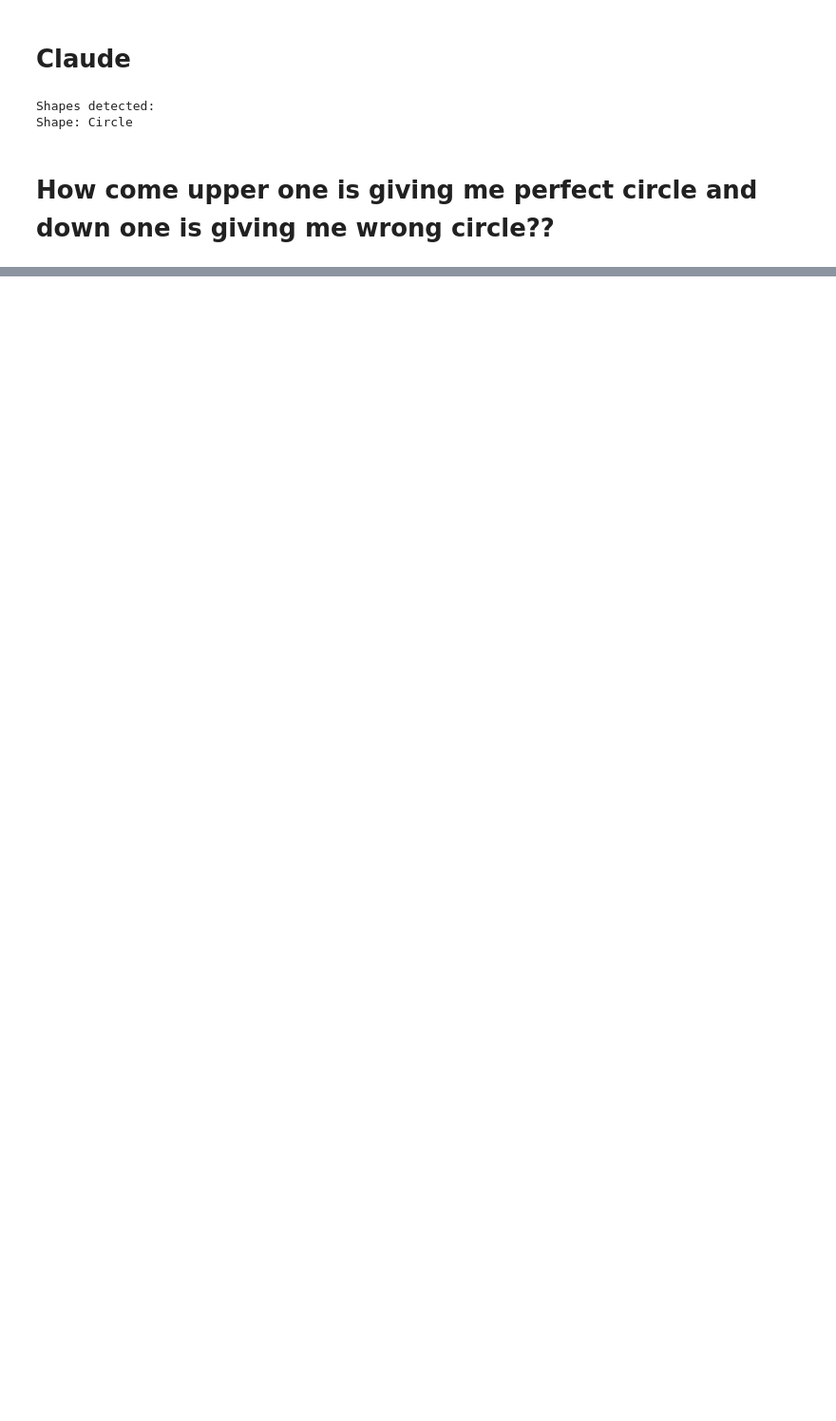
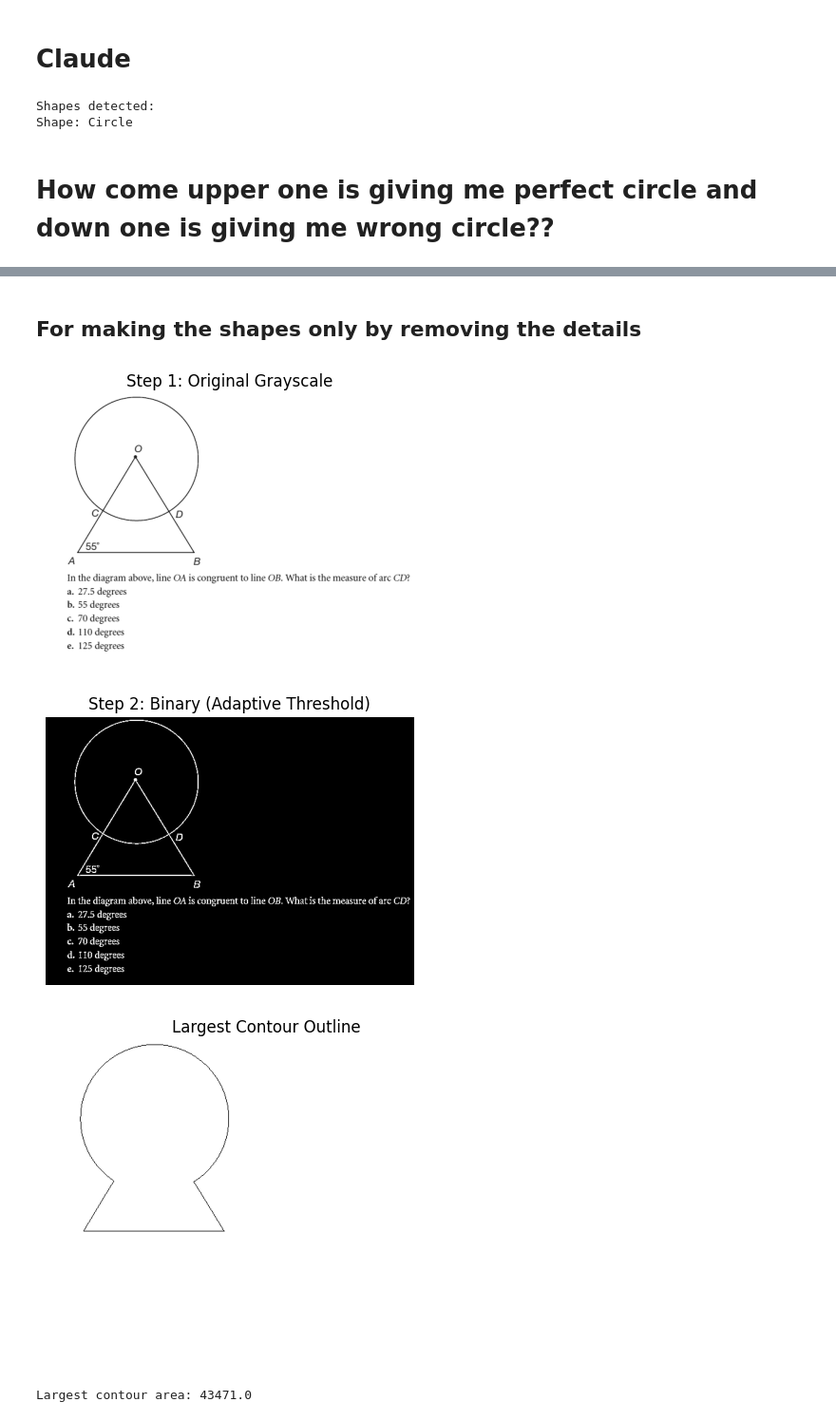
Before and after one commit to AshainX/ProjectMajor, a Jupyter notebook: WorkingFIles/WorksfineforSingleShapes.ipynb, the cells around one changed output, grey strips where cells are left out. Shown at 95% size. Drawn from its saved outputs; the diff is of its cells as text; code cells hidden in the pictures; blank space fills up the shorter version.

```diff
--- a/WorkingFIles/WorksfineforSingleShapes.ipynb
+++ b/WorkingFIles/WorksfineforSingleShapes.ipynb
@@ -517,0 +739,72 @@ Shape: 7-gon, Area: 61
+# %% [markdown]
+## For making the shapes only by removing the details
+# %%
+import cv2
+import numpy as np
+import matplotlib.pyplot as plt
+
+def preprocess_image(image_path):
+    image = cv2.imread(image_path, cv2.IMREAD_GRAYSCALE)
+    if image is None:
+        raise FileNotFoundError(f"Image not found at {image_path}")
+
+    plt.figure(figsize=(5, 5))
+    plt.imshow(image, cmap='gray')
+    plt.title("Step 1: Original Grayscale")
+    plt.axis("off")
+    plt.show()
+    cv2.imwrite("step1_grayscale.png", image)
+
+    binary = cv2.adaptiveThreshold(image, 255, cv2.ADAPTIVE_THRESH_GAUSSIAN_C,
+                                   cv2.THRESH_BINARY_INV, 9, 3)
+    plt.figure(figsize=(5, 5))
+    plt.imshow(binary, cmap='gray')
+    plt.title("Step 2: Binary (Adaptive Threshold)")
+    plt.axis("off")
+    plt.show()
+    cv2.imwrite("step2_binary.png", binary)
+
+    # edges = cv2.Sobel(binary, cv2.CV_64F, 1, 0, ksize=3)
+    # edges = np.uint8(np.absolute(edges))
+    # edges = cv2.threshold(edges, 0, 255, cv2.THRESH_BINARY + cv2.THRESH_OTSU)[1]
+    # plt.figure(figsize=(5, 5))
+    # plt.imshow(edges, cmap='gray')
+    # plt.title("Step 3: Sobel Edge Detection")
+    # plt.axis("off")
+    # plt.show()
+    # cv2.imwrite("step3_edges.png", edges)
+
+    return binary
+
+def detect_largest_contour(image_path):
+    edges = preprocess_image(image_path)
+
+    contours, _ = cv2.findContours(edges, cv2.RETR_LIST, cv2.CHAIN_APPROX_SIMPLE)
+    if not contours:
+        print("No contours found.")
+        return
+
+    largest_contour = max(contours, key=cv2.contourArea)
+
+    # Create a blank image with white background
+    outline_image = np.ones_like(edges) * 255  # White background
+
+    # Copy the largest contour to the new space
+    cv2.drawContours(outline_image, [largest_contour], -1, 0, 1)  # Black outline with thickness 1
+
+    plt.figure(figsize=(6, 6))
+    plt.imshow(outline_image, cmap='gray')
+    plt.title("Largest Contour Outline")
+    plt.axis("off")
+    plt.show()
+    cv2.imwrite("largest_contour_outline.png", outline_image)
+
+    print(f"Largest contour area: {cv2.contourArea(largest_contour)}")
+
+image_path = r"C:\Users\ashut\Documents\GitHub\ProjectMajor\IMGTEST\048.png"
+detect_largest_contour(image_path)
+# %% [output]
+[figure, added]
+[figure, added]
+[figure, added]
+Largest contour area: 43471.0
```
Also changed, not shown: parts of 6 cells of this notebook, 35 other files.
